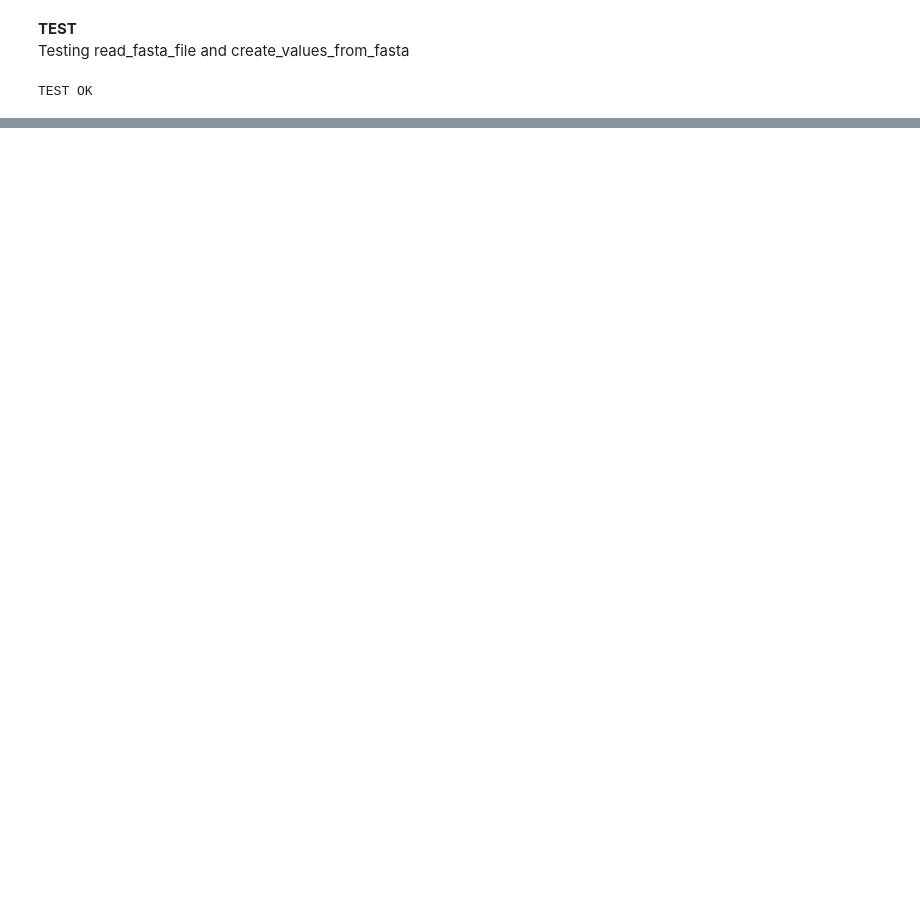
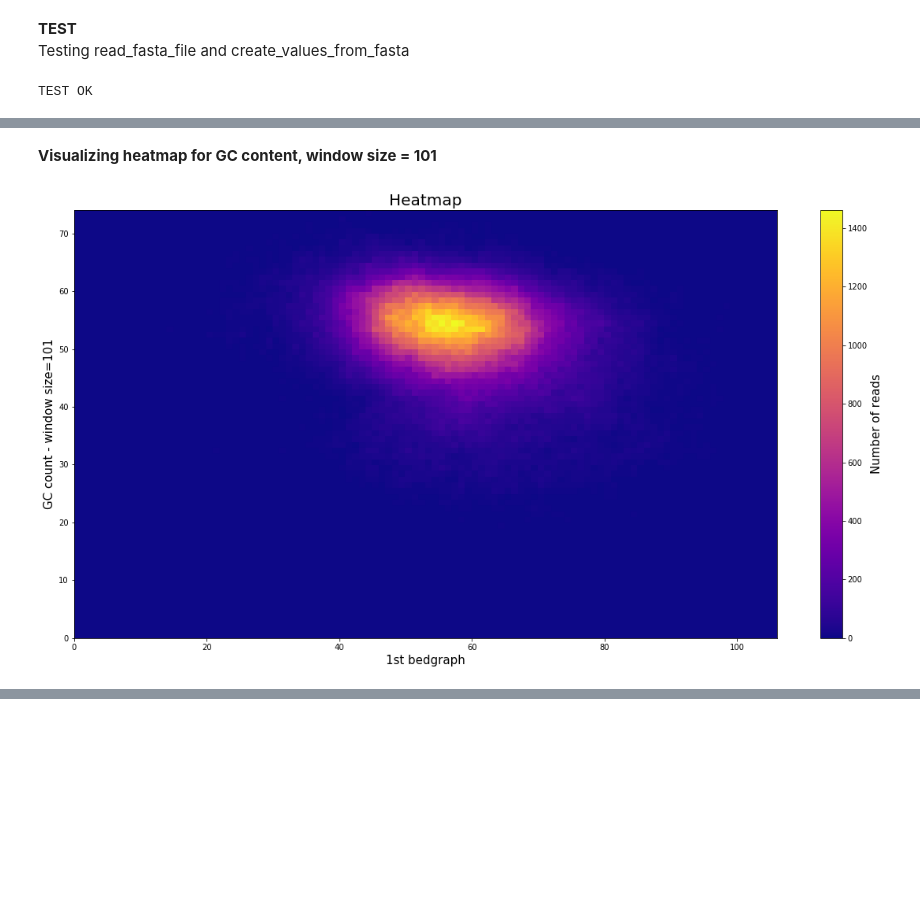
Before and after one commit to evicy/semestral_project, a Jupyter notebook: projekt.ipynb, the cells around one changed output, grey strips where cells are left out. Saved outputs shown, nothing was run; the diff lists cells and outputs as text; code cells hidden in the pictures; blank space fills up the shorter version.

```diff
--- a/projekt.ipynb
+++ b/projekt.ipynb
@@ -198,0 +237,8 @@ make_heatmap(bg1, values)
+# %% [markdown]
+**Visualizing heatmap for GC content, window size = 101**
+# %%
+values = create_values_from_fasta(fasta_data, 101, count_GC)
+
+make_heatmap(bg1, values, 'GC count - window size=101')
+# %% [output]
+[figure, added]
```
Also changed, not shown: parts of 19 cells of this notebook.
